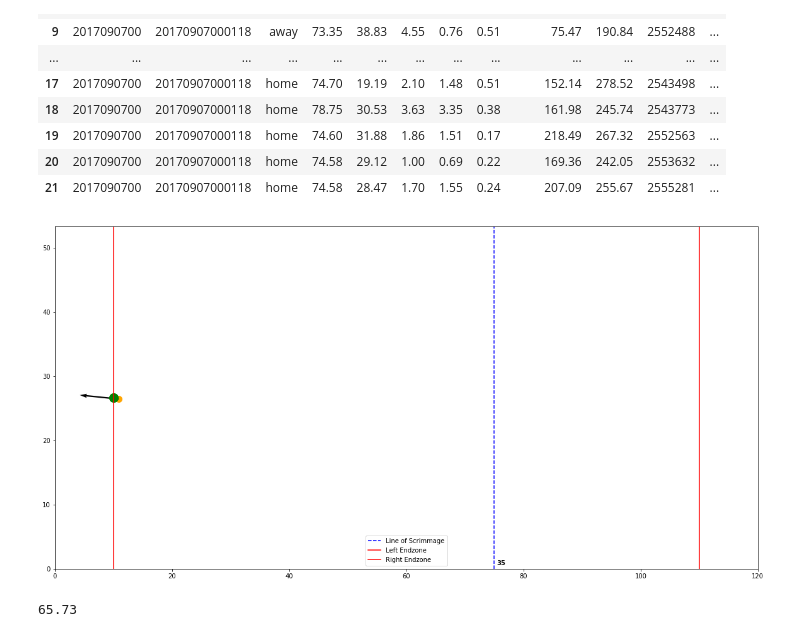
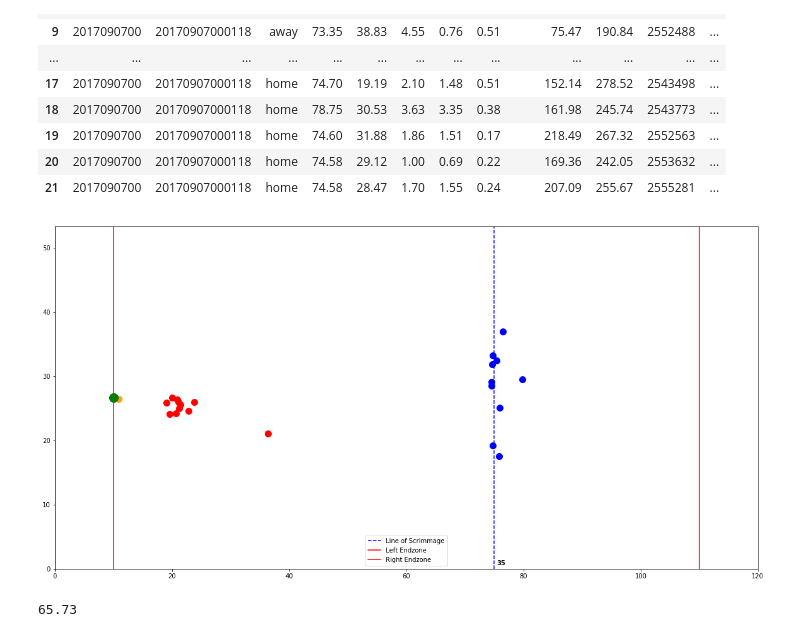
Before and after one commit to shonepatil/HDSI-NFL-Project, a Jupyter notebook: Basic Pursuit Vector-V2.ipynb, the cells around one changed output. Saved outputs shown, nothing was run; the diff lists cells and outputs as text; code cells hidden in the pictures.

Commit message:
Added defender pursuit of rusher

```diff
--- a/Basic Pursuit Vector-V2.ipynb
+++ b/Basic Pursuit Vector-V2.ipynb
@@ -138,13 +161,13 @@ class Play:
             plt.scatter(player.x, player.y, s = 100, color = player.color)
 
             # plot directional vector at start of play for player
-            plt.quiver(player.x, player.y, player.v[0], player.v[1], width = 0.002)
+#             plt.quiver(player.x, player.y, player.v[0], player.v[1], width = 0.001)
 
         # plot rusher location
         plt.scatter(self.rusher.x, self.rusher.y, s = 100, color = self.rusher.color)
 
         # plot directional vector for rusher
-        plt.quiver(self.rusher.x, self.rusher.y, self.rusher.v[0], self.rusher.v[1], width = 0.002)
+#         plt.quiver(self.rusher.x, self.rusher.y, self.rusher.v[0], self.rusher.v[1], width = 0.001)
 
         # plot target location for rusher
         plt.scatter(self.rusher.target_x, self.rusher.target_y, s = 200, color = 'Green')
@@ -157,7 +180,7 @@ class Play:
         plt.scatter(self.rusher.x, self.rusher.y, s = 100, color = self.rusher.color)
 
         # plot directional vector for rusher
-        plt.quiver(self.rusher.x, self.rusher.y, self.rusher.v[0], self.rusher.v[1], width = 0.002)
+#         plt.quiver(self.rusher.x, self.rusher.y, self.rusher.v[0], self.rusher.v[1], width = 0.001)
 
         # plot target location for rusher
         plt.scatter(self.rusher.target_x, self.rusher.target_y, s = 200, color = 'Green')
@@ -169,40 +192,41 @@ class Play:
         plt.xlim(left = 0, right = 120)
         plt.axvline(x = 120 - (self.players_df['YardLine'].iloc[0] + 10), label = "Line of Scrimmage", ls = "--", color = 'Blue')#plot line of scrimmage
         plt.axvline(x = 10, label = "Left Endzone", ls = "-", color = 'Red')#plot left endzone
         plt.axvline(x = 110, label = "Right Endzone", ls = "-", color = 'Red')#plot right endzone
         plt.text(120 - (self.players_df['YardLine'].iloc[0] + 10) + plt.xlim()[1] * 0.01 , plt.ylim()[1] * 0.01,\
                     str(self.players_df['YardLine'].iloc[0]),\
                     horizontalalignment='center', fontweight='bold', color='black')
         plt.legend()
 
     def update(self):
         self.rusher.update()
+        for player in self.players_list[:11]:
+            player.update()
 
 
 inc = 0.1
 play = Play(20170907000118, inc)
-
 # Allows you to step through play based on given increment
-# play.plot_rusher()
+# play.plot()
 # plt.pause(0.0001)
-# for i in range(int(3 / inc)):
+# for i in range(int(5 / inc)):
 #     input()
 #     clear_output(wait=True)
 #     play.update()
-#     play.plot_rusher()
+#     play.plot()
 #     plt.pause(0.0001)
 
 # Animation to see play sim
-play.plot_rusher()
+play.plot()
 plt.pause(0.0001)
 for i in range(int(7 / inc)):
     time.sleep(0.1)
     clear_output(wait=True)
     play.update()
-    play.plot_rusher()
+    play.plot()
     plt.pause(0.0001)
 # %% [output]
-[figure, old version]
+[figure, new version]
 # %%
 play.players_list[0].x
 # %% [output]
```
Also changed, not shown: parts of 2 cells of this notebook.
